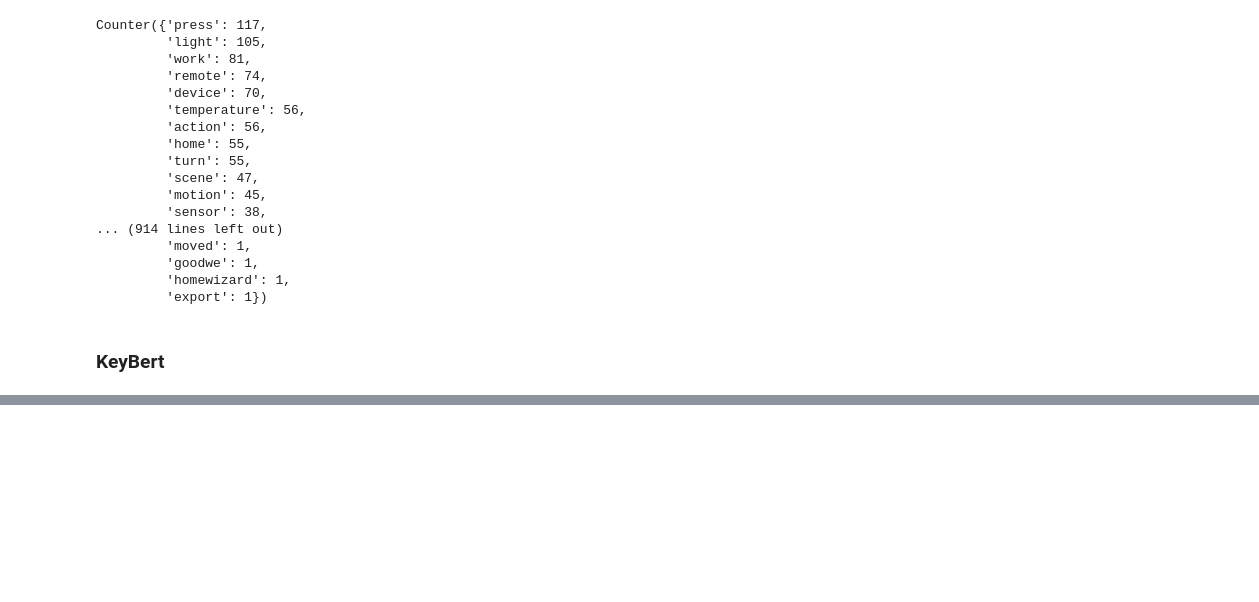
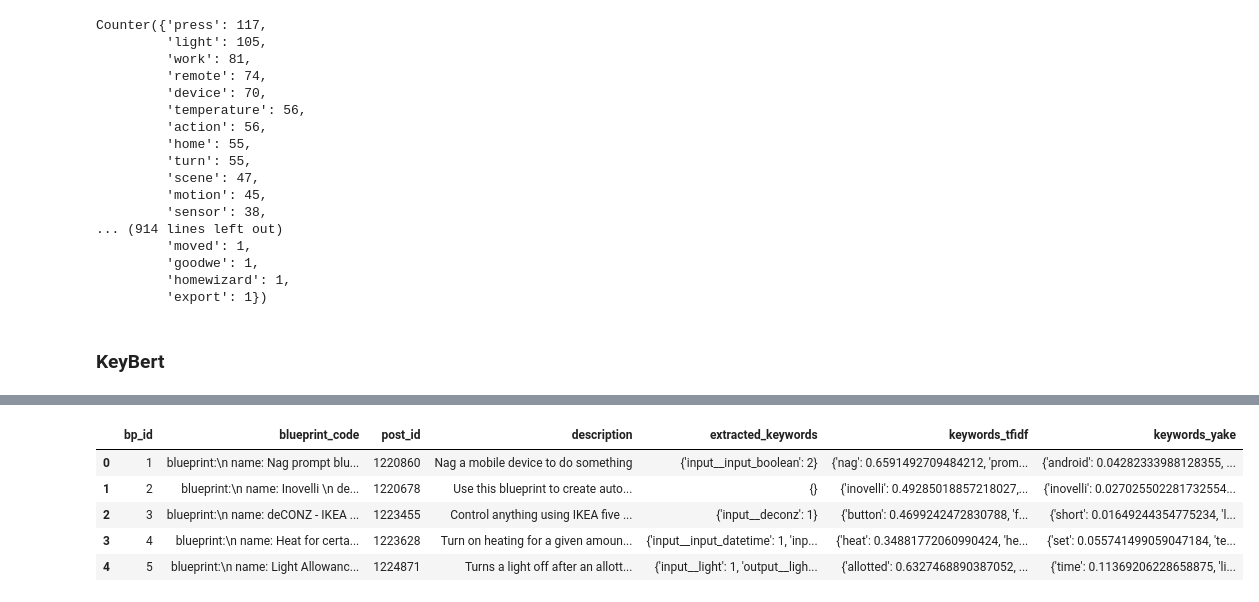
Before and after one commit to 598975/BP-classification, a Jupyter notebook: 251119-keywords-posts-topics.ipynb, the cells around one changed output, grey strips where cells are left out. Drawn from its saved outputs; the diff is of its cells as text; code cells hidden in the pictures; blank space fills up the shorter version.

```diff
--- a/251119-keywords-posts-topics.ipynb
+++ b/251119-keywords-posts-topics.ipynb
@@ -443,0 +455,9 @@ plt.show()
+# %%
+bp_df.head()
+# %% [output]
+|  | bp_id | blueprint_code | post_id | description | extracted_keywords | keywords_tfidf | keywords_yake |
+| 0 | 1 | blueprint:\n name: Nag prompt blu... | 1220860 | Nag a mobile device to do something | {'input__input_boolean': 2} | {'nag': 0.6591492709484212, 'prom... | {'android': 0.04282333988128355, ... |
+| 1 | 2 | blueprint:\n name: Inovelli \n de... | 1220678 | Use this blueprint to create auto... | {} | {'inovelli': 0.49285018857218027,... | {'inovelli': 0.027025502281732554... |
+| 2 | 3 | blueprint:\n name: deCONZ - IKEA ... | 1223455 | Control anything using IKEA five ... | {'input__deconz': 1} | {'button': 0.4699242472830788, 'f... | {'short': 0.01649244354775234, 'l... |
+| 3 | 4 | blueprint:\n name: Heat for certa... | 1223628 | Turn on heating for a given amoun... | {'input__input_datetime': 1, 'inp... | {'heat': 0.34881772060990424, 'he... | {'set': 0.055741499059047184, 'te... |
+| 4 | 5 | blueprint:\n name: Light Allowanc... | 1224871 | Turns a light off after an allott... | {'input__light': 1, 'output__ligh... | {'allotted': 0.6327468890387052, ... | {'time': 0.11369206228658875, 'li... |
```
Also changed, not shown: parts of 9 cells of this notebook, 7 other files.
